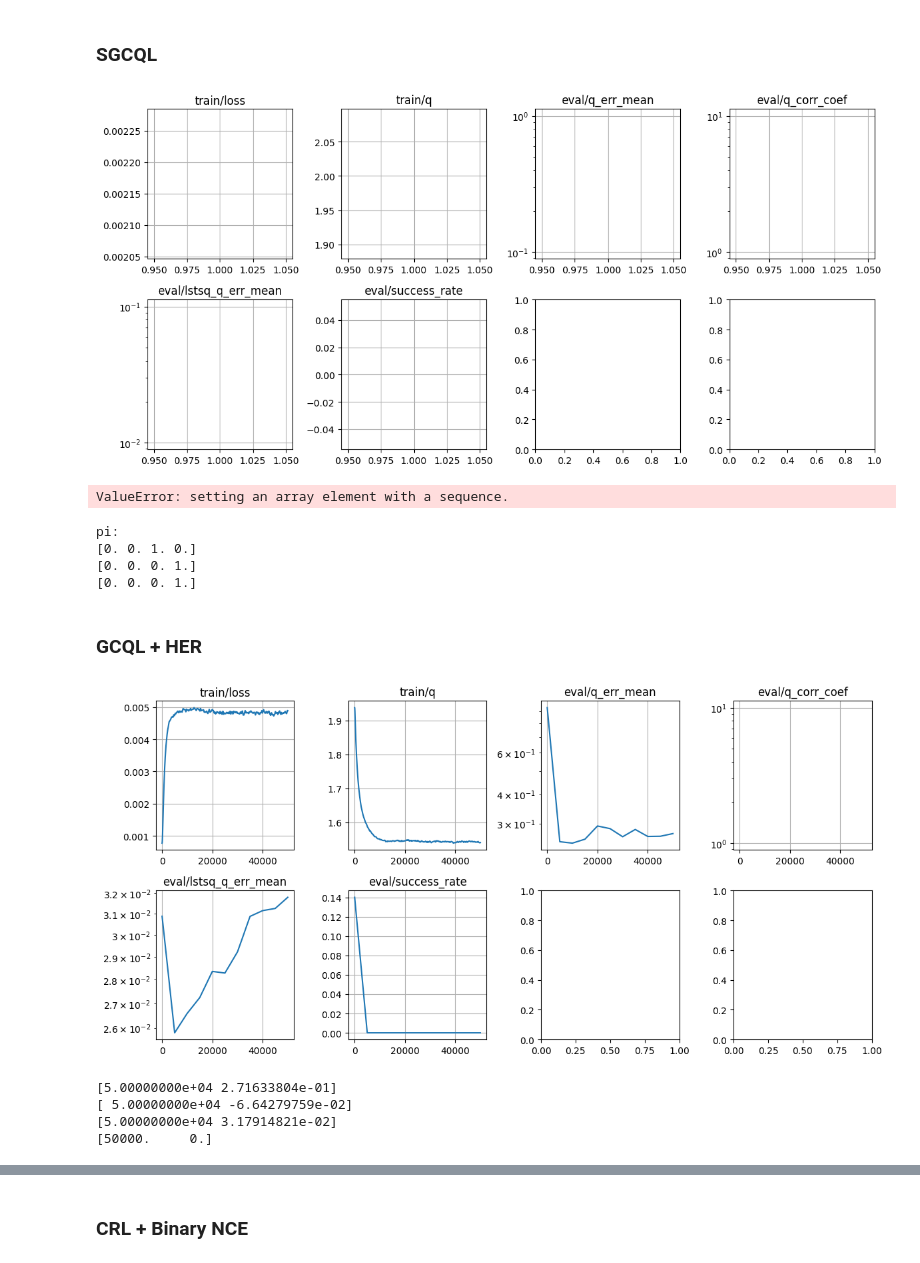
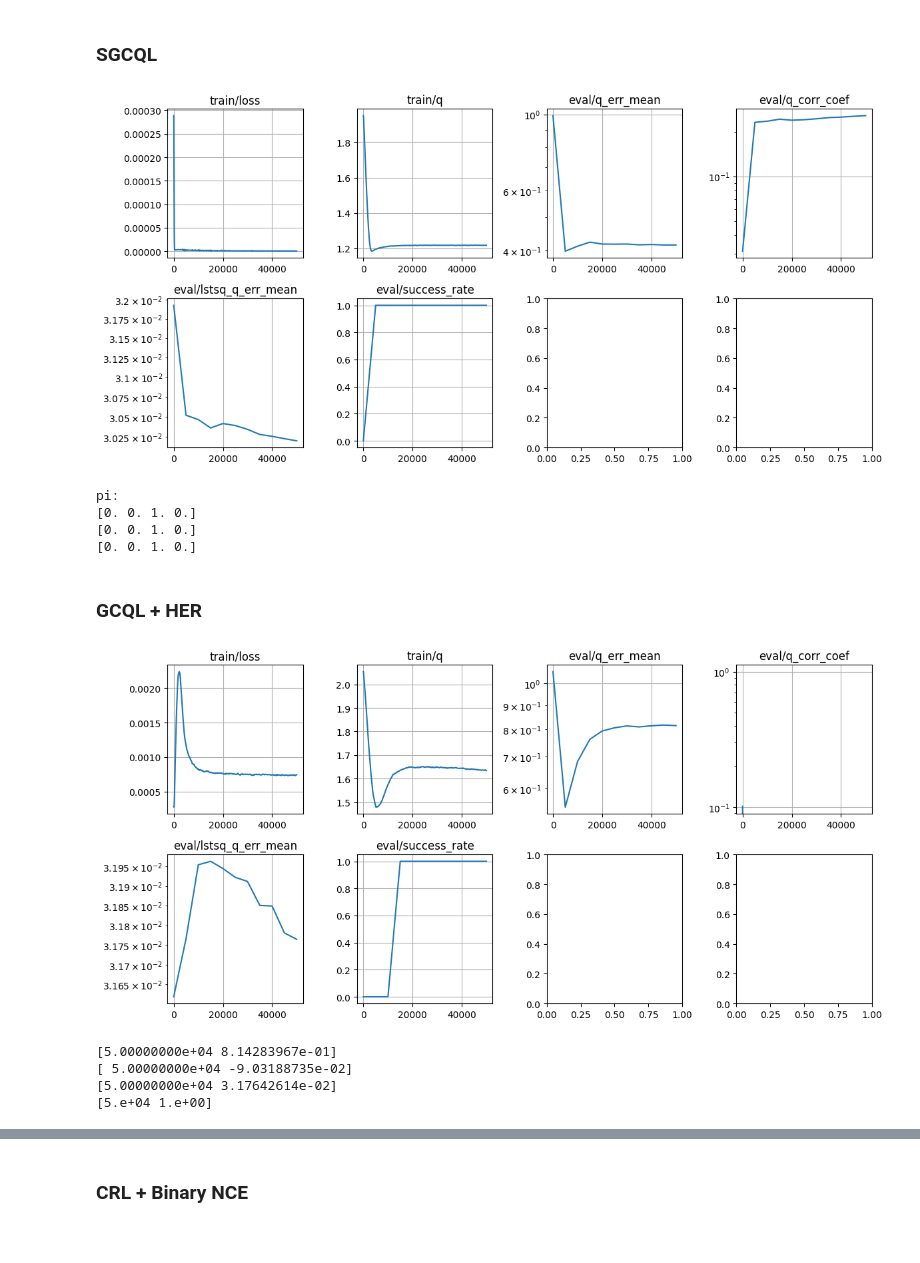
Before and after one commit to chongyi-zheng/ogbench, a Jupyter notebook: notebooks/mdp2gcmdp_CliffWalking.ipynb, the cells around one changed output, grey strips where cells are left out. Saved outputs shown, nothing was run; the diff lists cells and outputs as text; code cells hidden in the pictures.

```diff
--- a/notebooks/mdp2gcmdp_CliffWalking.ipynb
+++ b/notebooks/mdp2gcmdp_CliffWalking.ipynb
@@ -566,7 +566,7 @@ def sample_augmented_batch(batch_size, p_curgoal=0.2, p_trajgoal=0.5, relabel_re
     if relabel_reward:
         successes = np.logical_or((idxs + 1) == goal_idxs, idxs == goal_idxs).astype(float)
         batch['masks'] = 1.0 - successes
-        batch['rewards'] = successes - 1  # 0 for goal and -1 for other states
+        batch['rewards'] = successes - 1.0  # 0 for goal and -1 for other states
 
     return batch
 # %%
@@ -957,8 +957,7 @@ for i in tqdm.trange(1, num_iterations + 1):
     plt.tight_layout()
     plt.show()
 # %% [output]
-[figure, old version]
+[figure, new version]
-ValueError: setting an array element with a sequence.
 # %%
 # evaluation the pi
 obs = jnp.arange(aug_env.nS)[:, None].repeat(aug_env.nA, axis=1).reshape(-1)
@@ -976,8 +975,8 @@ print(pi[35])
 # %% [output]
 pi:
 [0. 0. 1. 0.]
-[0. 0. 0. 1.]
-[0. 0. 0. 1.]
+[0. 0. 1. 0.]
+[0. 0. 1. 0.]
 # %% [markdown]
 ### GCQL + HER
 # %%
@@ -1066,7 +1065,8 @@ def compute_success_rate(params, num_eval_episodes=100, max_episode_steps=100):
   # compute the pi
   obs = jnp.arange(aug_env.nS)[:, None].repeat(aug_env.nA, axis=1).reshape(-1)
   actions = jnp.arange(aug_env.nA)[None, :].repeat(aug_env.nS, axis=0).reshape(-1)
-  q = critic.apply(params, obs, actions, jnp.full_like(obs, (aug_env.nS - 2)))
+  # q = critic.apply(params, obs, actions, jnp.full_like(obs, (aug_env.nS - 2)))
+  q = critic.apply(params, obs, actions, jnp.full_like(obs, (aug_env.nS - 3)))
   q = q.reshape([aug_env.nS, aug_env.nA])
   a = jnp.argmax(q, axis=-1)
   pi = jax.nn.one_hot(a, aug_env.nA)
@@ -1120,34 +1120,34 @@ def evaluate_fn(params):
     'lstsq_q_err_mean': lstsq_q_err_mean,
     'success_rate': sr,
   }
 
   return info
 
 metrics = defaultdict(list)
 for i in tqdm.trange(1, num_iterations + 1):
   batch = sample_augmented_batch(batch_size, relabel_reward=True)
   critic_params, target_critic_params, opt_state, loss, info = update_fn(
     critic_params, target_critic_params, opt_state, batch)
 
   for k, v in info.items():
     metrics['train/' + k].append(
       np.array([i, v])
     )
 
   if i == 1 or i % eval_interval == 0:
     eval_info = evaluate_fn(critic_params)
     for k, v in eval_info.items():
       metrics['eval/' + k].append(
         np.array([i, v])
       )
 
   if i == 1 or i % log_interval == 0:
     plot_metrics(metrics, logyscale_stats=['eval/q_err_mean', 'eval/q_corr_coef', 'eval/lstsq_q_err_mean'])
     display.clear_output(wait=True)
     plt.tight_layout()
     plt.show()
 # %% [output]
-[figure, old version]
+[figure, new version]
 # %%
 gcql_her_metrics = metrics
 print(gcql_her_metrics['eval/q_err_mean'][-1])
@@ -1155,10 +1155,10 @@ print(gcql_her_metrics['eval/q_corr_coef'][-1])
 print(gcql_her_metrics['eval/lstsq_q_err_mean'][-1])
 print(gcql_her_metrics['eval/success_rate'][-1])
 # %% [output]
-[5.00000000e+04 2.71633804e-01]
-[ 5.00000000e+04 -6.64279759e-02]
-[5.00000000e+04 3.17914821e-02]
-[50000.     0.]
+[5.00000000e+04 8.14283967e-01]
+[ 5.00000000e+04 -9.03188735e-02]
+[5.00000000e+04 3.17642614e-02]
+[5.e+04 1.e+00]
 # %%
 # evaluation the pi
 obs = jnp.arange(aug_env.nS)[:, None].repeat(aug_env.nA, axis=1).reshape(-1)
```
Also changed, not shown: parts of 14 cells of this notebook.
